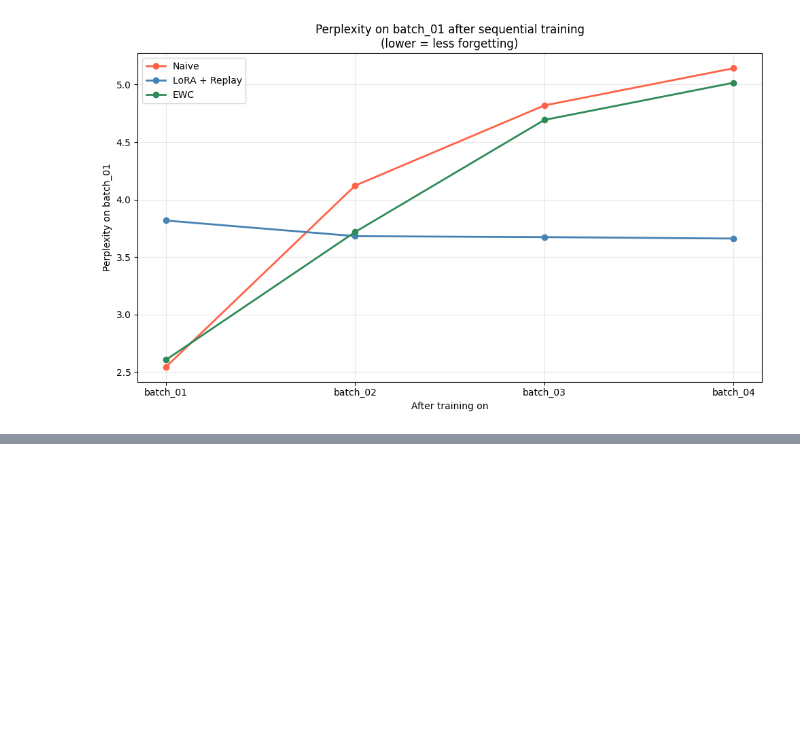
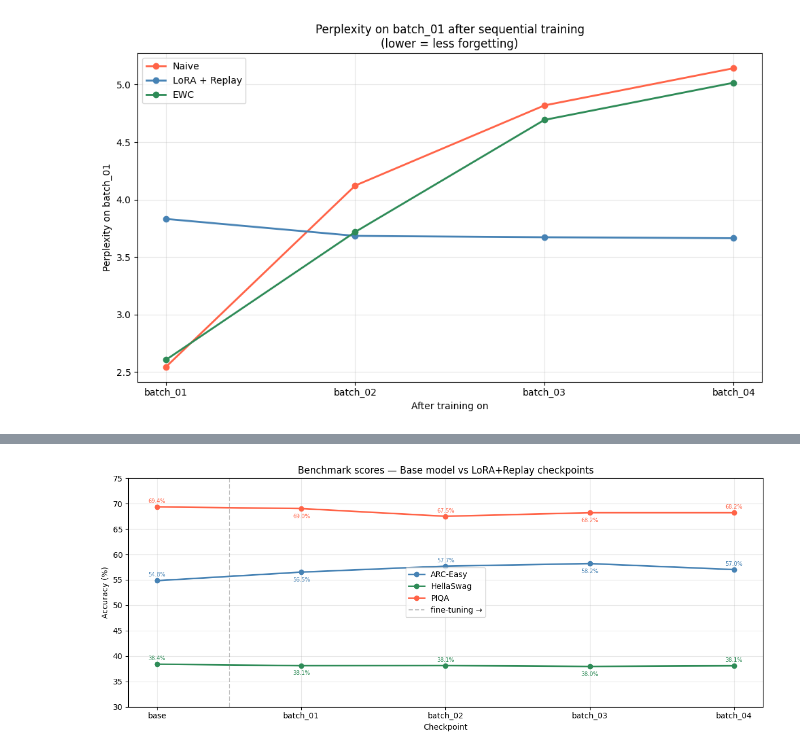
Before and after one commit to BennyBobby/ft_slm, a Jupyter notebook: notebooks/explore_data.ipynb, the cells around one changed output, grey strips where cells are left out. Cells and saved outputs as stored; diff of their text form; code cells hidden in the pictures; blank space fills up the shorter version.

```diff
--- a/notebooks/explore_data.ipynb
+++ b/notebooks/explore_data.ipynb
@@ -187,0 +188,35 @@ plt.show()
+# %%
+import json
+import matplotlib.pyplot as plt
+
+with open("../results/benchmark_results.json") as f:
+    bench = json.load(f)
+
+checkpoints = list(bench.keys())
+tasks = ["arc_easy", "hellaswag", "piqa"]
+colors = {"arc_easy": "steelblue", "hellaswag": "seagreen", "piqa": "tomato"}
+labels = {"arc_easy": "ARC-Easy", "hellaswag": "HellaSwag", "piqa": "PIQA"}
+
+fig, ax = plt.subplots(figsize=(12, 5))
+
+for task in tasks:
+    scores = [bench[ckpt][task] * 100 for ckpt in checkpoints]
+    ax.plot(checkpoints, scores, marker="o", label=labels[task],
+            color=colors[task], linewidth=2)
+    for i, (ckpt, score) in enumerate(zip(checkpoints, scores)):
+        offset_y = 5 if i % 2 == 0 else -12
+        ax.annotate(f"{score:.1f}%", (ckpt, score),
+                    textcoords="offset points", xytext=(0, offset_y),
+                    fontsize=7, color=colors[task], ha="center")
+
+ax.axvline(x=0.5, color="gray", linestyle="--", alpha=0.5, label="fine-tuning →")
+ax.set_title("Benchmark scores — Base model vs LoRA+Replay checkpoints")
+ax.set_xlabel("Checkpoint")
+ax.set_ylabel("Accuracy (%)")
+ax.set_ylim(30, 75)
+ax.legend()
+ax.grid(alpha=0.3)
+plt.tight_layout()
+plt.show()
+# %% [output]
+[figure, added]
```
Also changed, not shown: parts of 2 cells of this notebook, 2 other files.
